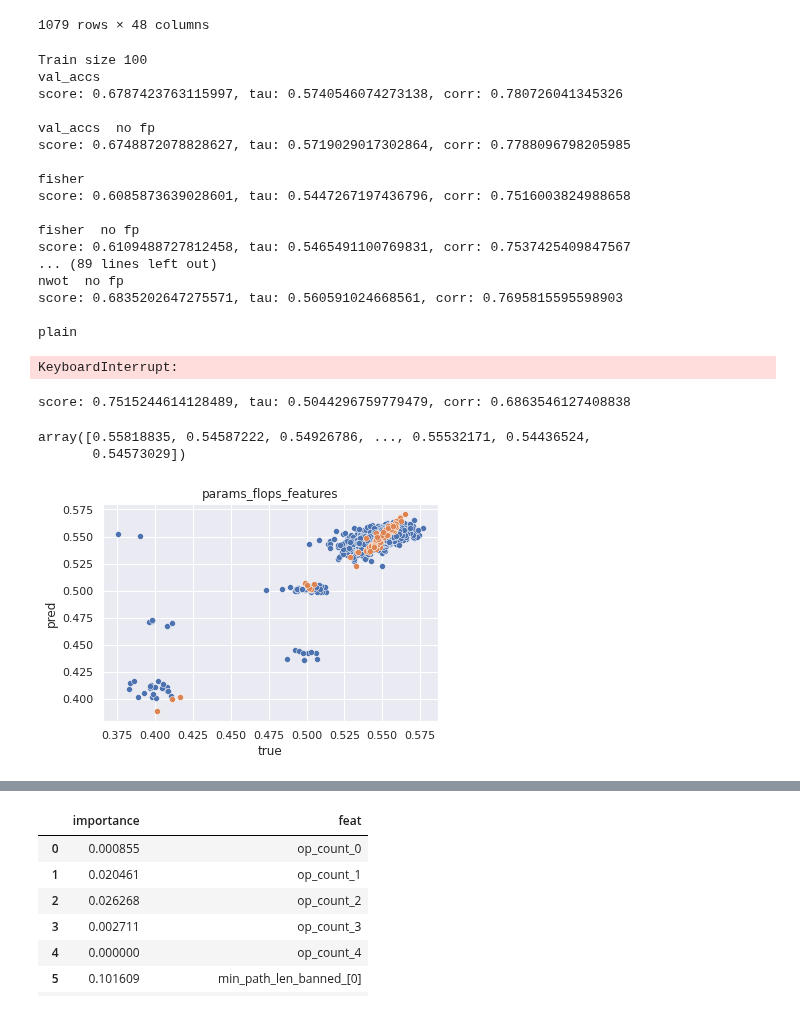
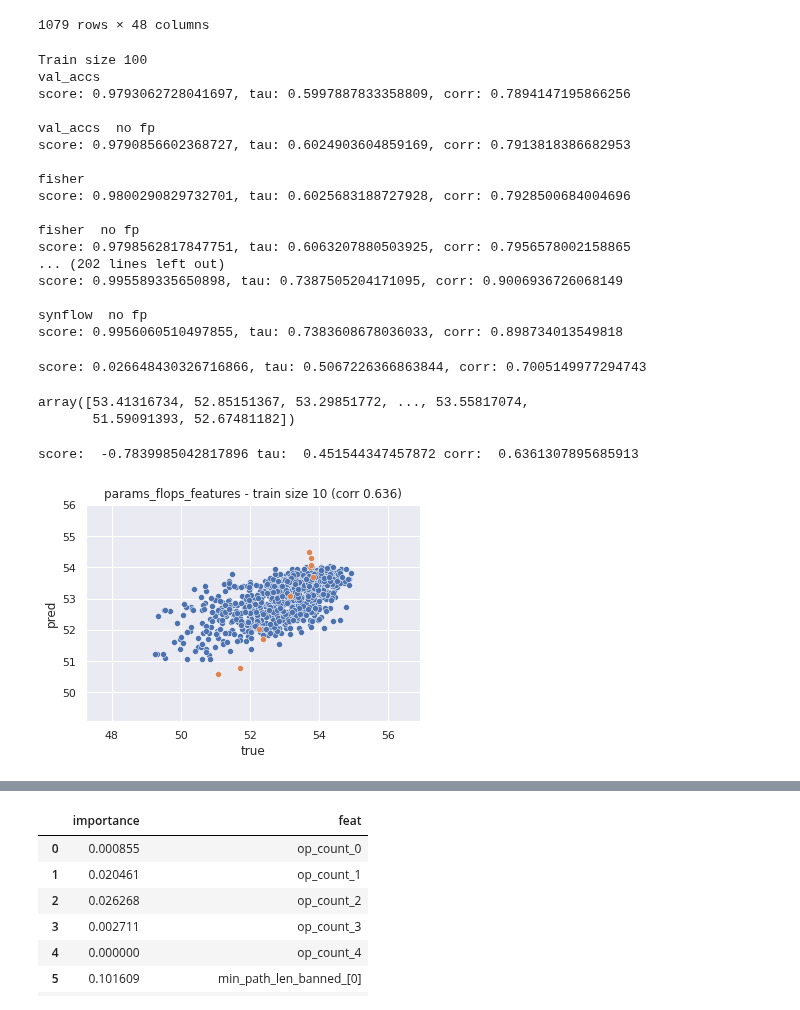
Before and after one commit to gabikadlecova/zc_combine, a Jupyter notebook: features/tnb101.ipynb, the cells around one changed output, grey strips where cells are left out. Cells and saved outputs as stored; diff of their text form; code cells hidden in the pictures.

```diff
--- a/features/tnb101.ipynb
+++ b/features/tnb101.ipynb
@@ -13,7 +13,7 @@ dfs.keys()
 # %% [output]
 dict_keys(['class_scene', 'class_object', 'autoencoder', 'normal', 'jigsaw', 'room_layout', 'segmentsemantic', 'ninapro', 'svhn', 'scifar100'])
 # %%
-dataset = 'normal'
+dataset = 'class_scene'
 data = dfs[dataset]
 # %%
 import json
@@ -201,25 +201,24 @@ for ts in [100, 200, 1000]:
 # %% [output]
 Train size 100
 val_accs
-score: 0.6787423763115997, tau: 0.5740546074273138, corr: 0.780726041345326
+score: 0.9793062728041697, tau: 0.5997887833358809, corr: 0.7894147195866256
 
 val_accs  no fp
-score: 0.6748872078828627, tau: 0.5719029017302864, corr: 0.7788096798205985
+score: 0.9790856602368727, tau: 0.6024903604859169, corr: 0.7913818386682953
 
 fisher
-score: 0.6085873639028601, tau: 0.5447267197436796, corr: 0.7516003824988658
+score: 0.9800290829732701, tau: 0.6025683188727928, corr: 0.7928500684004696
 
 fisher  no fp
-score: 0.6109488727812458, tau: 0.5465491100769831, corr: 0.7537425409847567
-... (89 lines left out)
-nwot  no fp
-score: 0.6835202647275571, tau: 0.560591024668561, corr: 0.7695815595598903
+score: 0.9798562817847751, tau: 0.6063207880503925, corr: 0.7956578002158865
+... (202 lines left out)
+score: 0.995589335650898, tau: 0.7387505204171095, corr: 0.9006936726068149
 
-plain
+synflow  no fp
+score: 0.9956060510497855, tau: 0.7383608678036033, corr: 0.898734013549818
-KeyboardInterrupt:
 # %%
-ts = 100
-seed = 43
+ts = 10
+seed = 46
 
 all_proxies = False
 prox_to_include = []
@@ -242,26 +241,34 @@ rf_fitted = rfs[0]
 preds = rf_fitted.predict(fd)
 preds
 # %% [output]
-score: 0.7515244614128489, tau: 0.5044296759779479, corr: 0.6863546127408838
+score: 0.026648430326716866, tau: 0.5067226366863844, corr: 0.7005149977294743
-array([0.55818835, 0.54587222, 0.54926786, ..., 0.55532171, 0.54436524,
-       0.54573029])
+array([53.41316734, 52.85151367, 53.29851772, ..., 53.55817074,
+       51.59091393, 52.67481182])
 # %%
 trainpreds = rf_fitted.predict(train_X)
 # %%
+import sklearn
 import seaborn as sns
 import matplotlib.pyplot as plt
 
-sns.scatterplot(data=pd.DataFrame({'pred': preds, 'true': fy}), x='true', y='pred')
+idx = fy > 45
+pchosen, fchosen = preds[idx], fy[idx]
+#pchosen, fchosen = preds, fy
+corr = spearmanr(pchosen, fchosen)[0]
+print('score: ', sklearn.metrics.r2_score(pchosen, fchosen), 'tau: ', kendalltau(pchosen, fchosen)[0], 'corr: ', corr)
+sns.scatterplot(data=pd.DataFrame({'pred': pchosen, 'true': fchosen}), x='true', y='pred')
 sns.scatterplot(data=pd.DataFrame({'pred': trainpreds, 'true': train_y}), x='pred', y='true')
-#plt.ylim(70, 95)
+plt.ylim(pchosen.min() - 2, pchosen.max() + 2)
+plt.xlim(fchosen.min() - 2, fchosen.max()+ 2)
 
 plt_name = f"{'all_proxies' if all_proxies else 'params_flops'}_{'features' if with_features else 'no_features'}"
-plt.title(plt_name)
+plt.title(f"{plt_name} - train size {ts} (corr {round(corr, 3)})")
 
 #plt.xlim(50, 55)
 #plt.ylim(50, 55)
 
 #plt.savefig(f"tmp/{plt_name}.png")
 plt.show()
 # %% [output]
+score:  -0.7839985042817896 tau:  0.451544347457872 corr:  0.6361307895685913
-[figure, old version]
+[figure, new version]
```
Also changed, not shown: parts of 2 cells of this notebook, 2 other files.
